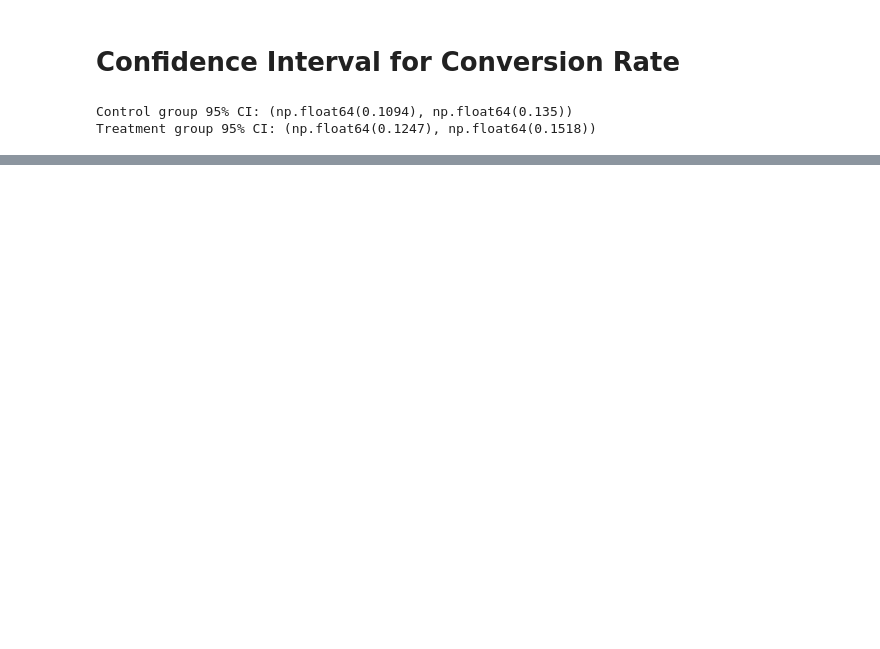
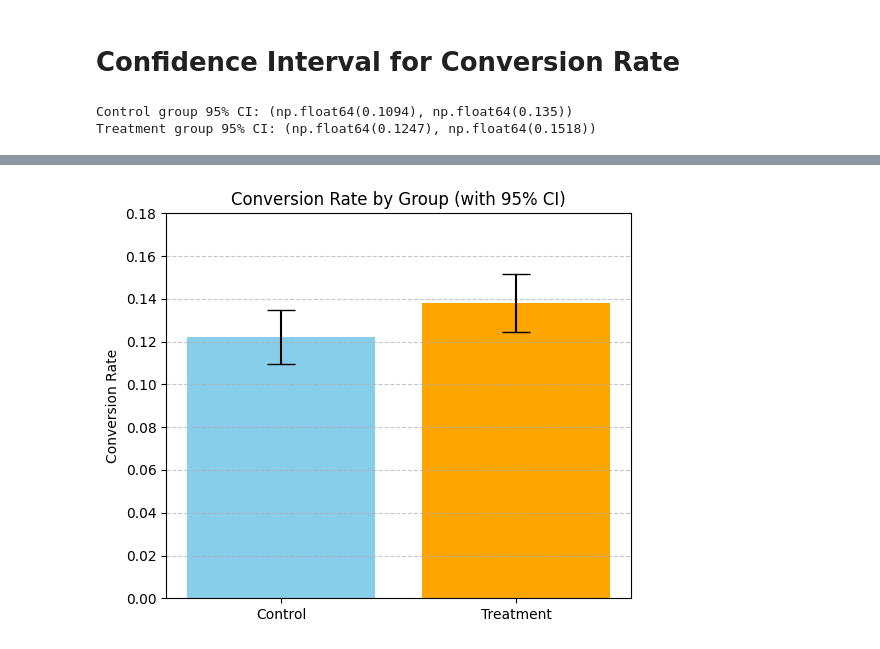
Before and after one commit to getrudeHarriet/ecommerce-ab-test, a Jupyter notebook: notebooks/3_ab_testing_stats.ipynb, the cells around one changed output, grey strips where cells are left out. Saved outputs shown, nothing was run; the diff lists cells and outputs as text; code cells hidden in the pictures; blank space fills up the shorter version.

Commit message:
Correction of interpretations and visualizations

```diff
--- a/notebooks/3_ab_testing_stats.ipynb
+++ b/notebooks/3_ab_testing_stats.ipynb
@@ -90,0 +100,23 @@ This helps visualize the uncertainity around our estimates.
+# %%
+# Visualization of the Conversion Rates with Confidence Intervals
+import matplotlib.pyplot as plt
+
+#Conversion rates (point estimates)
+control_rate = control_conv / control_n
+treatment_rate = treatment_conv / treatment_n
+
+#Error bars (margin of error)
+control_err = control_ci[1] - control_rate
+treatment_err = treatment_ci[1] - treatment_rate
+
+#Plot
+plt.figure(figsize=(6, 5))
+plt.bar(['Control', 'Treatment'], [control_rate, treatment_rate], yerr=[control_err, treatment_err], capsize=10, color=['skyblue', 'orange'])
+
+plt.ylabel('Conversion Rate')
+plt.title('Conversion Rate by Group (with 95% CI)')
+plt.ylim(0, 0.18)
+plt.grid(axis='y', linestyle='--', alpha=0.7)
+plt.show()
+# %% [output]
+[figure, added]
```
Also changed, not shown: parts of 6 cells of this notebook.
